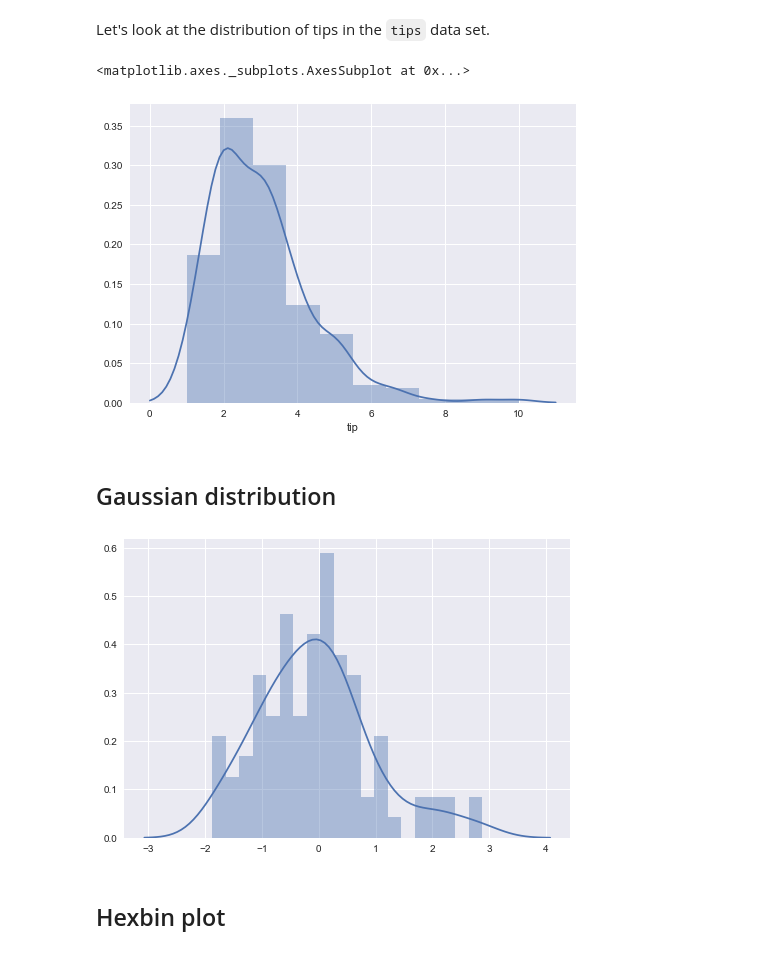
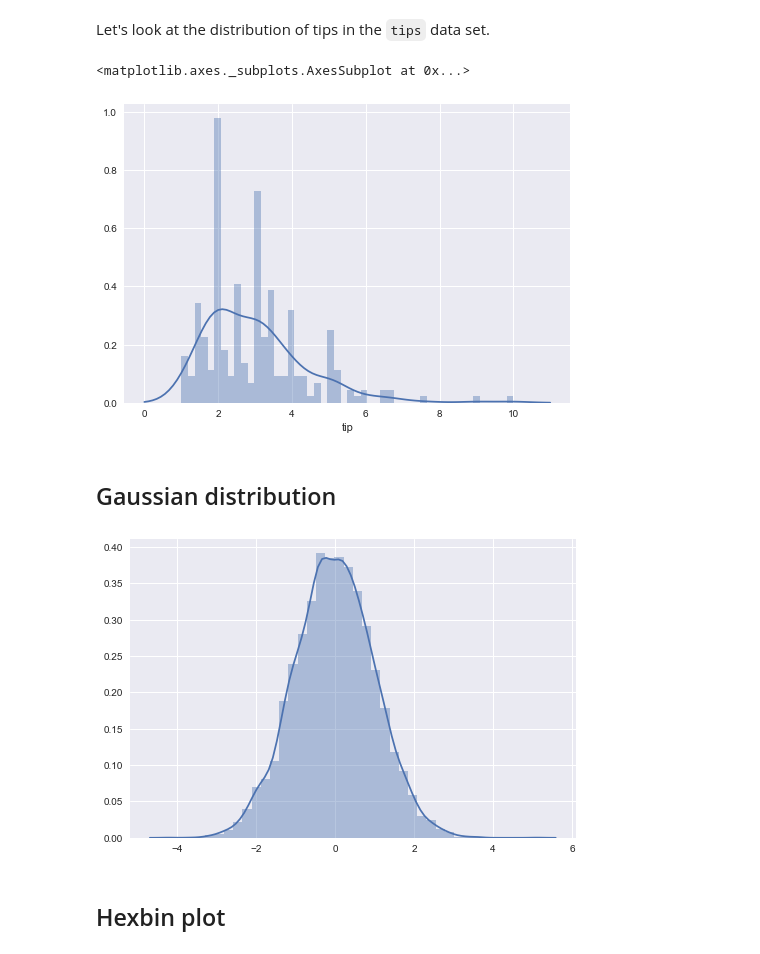
Before and after one commit to tsakim/dataviz_python, a Jupyter notebook: Introduction_to_Seaborn.ipynb, the cells around one changed output. Drawn from its saved outputs; the diff is of its cells as text; code cells hidden in the pictures.

```diff
--- a/Introduction_to_Seaborn.ipynb
+++ b/Introduction_to_Seaborn.ipynb
@@ -451,17 +453,17 @@ Let's look at the distribution of tips in the ``tips`` data set.
 # %%
 sns.set_style("darkgrid")
 # %%
-sns.distplot(tips['tip'], bins=10)
+sns.distplot(tips['tip'], bins=50)
 # %% [output]
 <matplotlib.axes._subplots.AxesSubplot at 0x...>
-[figure, old version]
+[figure, new version]
 # %% [markdown]
 ## Gaussian distribution
 # %%
-x = np.random.normal(size=100)
-sns.distplot(x, bins=20);
+x = np.random.normal(size=10000)
+sns.distplot(x, bins=40);
 # %% [output]
-[figure, old version]
+[figure, new version]
 # %% [markdown]
 ## Hexbin plot
 # %% [markdown]
```
Also changed, not shown: parts of 2 cells of this notebook, 2 other files.
